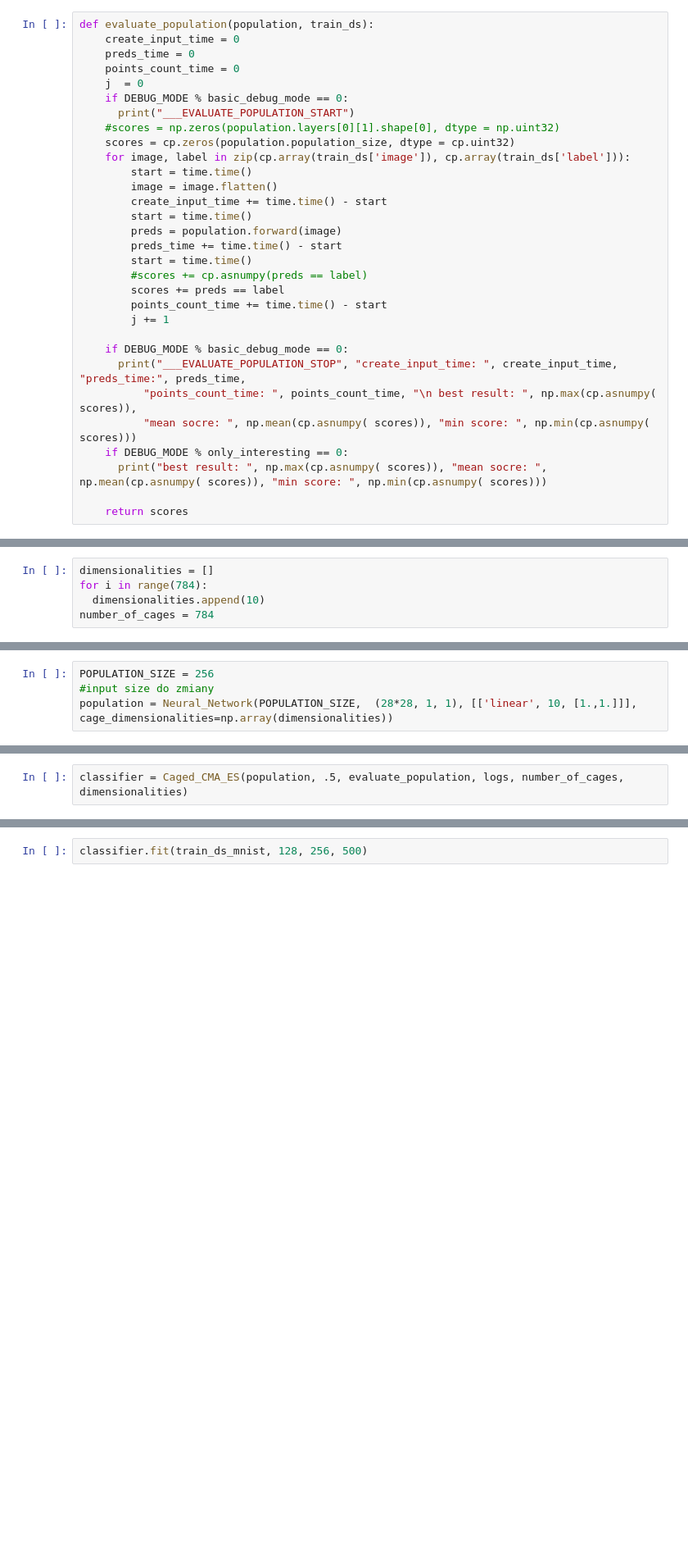
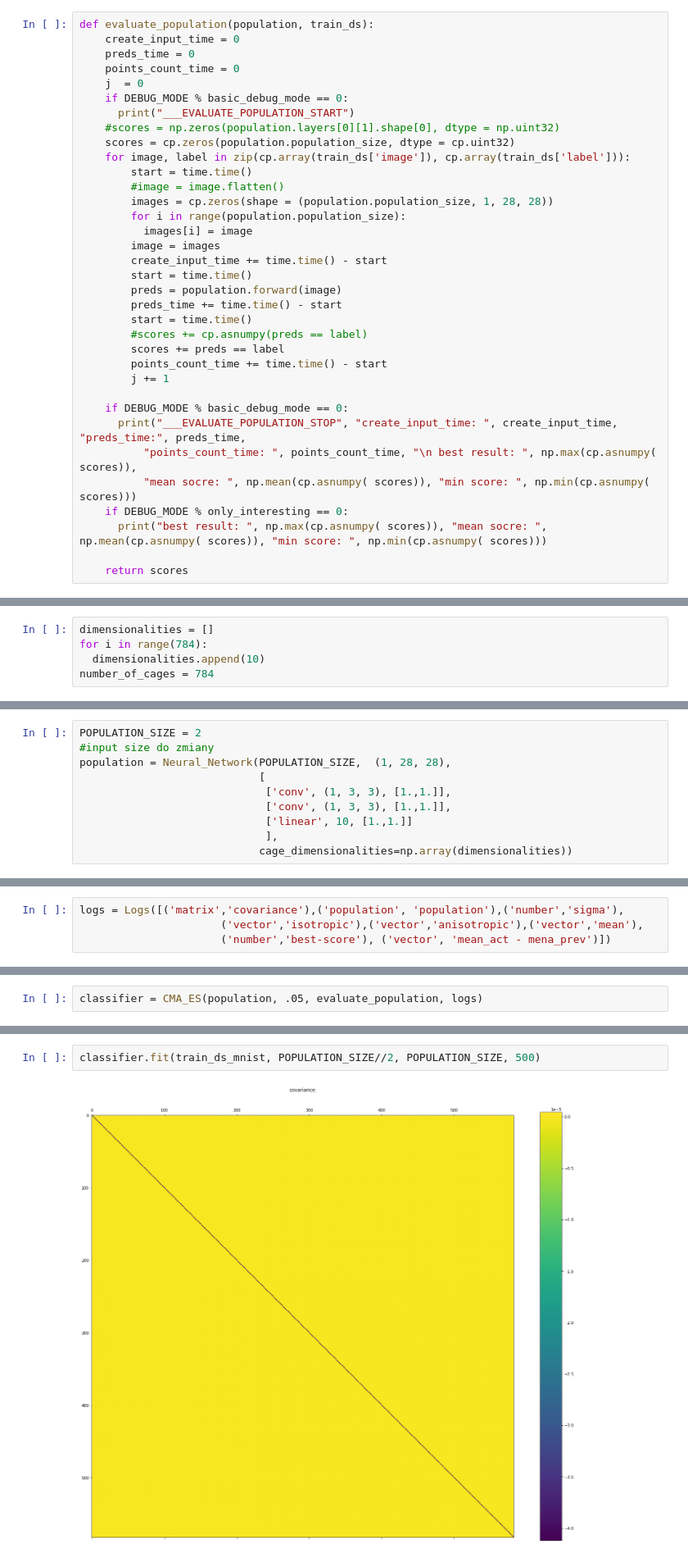
Before and after one commit to Neuvork/Engeneeringthesis, a Jupyter notebook: results.ipynb, the cells around one changed output, grey strips where cells are left out. Shown at 82% size. Cells and saved outputs as stored; diff of their text form; blank space fills up the shorter version.

Commit message:
conv and bias

```diff
--- a/results.ipynb
+++ b/results.ipynb
@@ -56,7 +90,11 @@ def evaluate_population(population, train_ds):
     scores = cp.zeros(population.population_size, dtype = cp.uint32)
     for image, label in zip(cp.array(train_ds['image']), cp.array(train_ds['label'])):
         start = time.time()
-        image = image.flatten()
+        #image = image.flatten()
+        images = cp.zeros(shape = (population.population_size, 1, 28, 28))
+        for i in range(population.population_size):
+          images[i] = image
+        image = images
         create_input_time += time.time() - start
         start = time.time()
         preds = population.forward(image)
@@ -236,4 +390,10 @@ number_of_cages = 784
 # %%
-POPULATION_SIZE = 256
+POPULATION_SIZE = 2
 #input size do zmiany
-population = Neural_Network(POPULATION_SIZE,  (28*28, 1, 1), [['linear', 10, [1.,1.]]], cage_dimensionalities=np.array(dimensionalities))
+population = Neural_Network(POPULATION_SIZE,  (1, 28, 28),
+                            [
+                             ['conv', (1, 3, 3), [1.,1.]],
+                             ['conv', (1, 3, 3), [1.,1.]],
+                             ['linear', 10, [1.,1.]]
+                             ],
+                            cage_dimensionalities=np.array(dimensionalities))
@@ -239,0 +429,4 @@ population = Neural_Network(POPULATION_SIZE,  (28*28, 1, 1), [['linear', 10, [1.
+# %%
+logs = Logs([('matrix','covariance'),('population', 'population'),('number','sigma'),
+                      ('vector','isotropic'),('vector','anisotropic'),('vector','mean'),
+                      ('number','best-score'), ('vector', 'mean_act - mena_prev')])
@@ -240,2 +444,2 @@ population = Neural_Network(POPULATION_SIZE,  (28*28, 1, 1), [['linear', 10, [1.
 # %%
-classifier = Caged_CMA_ES(population, .5, evaluate_population, logs, number_of_cages, dimensionalities)
+classifier = CMA_ES(population, .05, evaluate_population, logs)
@@ -242,2 +448,4 @@ classifier = Caged_CMA_ES(population, .5, evaluate_population, logs, number_of_c
 # %%
-classifier.fit(train_ds_mnist, 128, 256, 500)
+classifier.fit(train_ds_mnist, POPULATION_SIZE//2, POPULATION_SIZE, 500)
+# %% [output]
+[figure, added]
```
Also changed, not shown: parts of 19 cells of this notebook, 3 other files.
